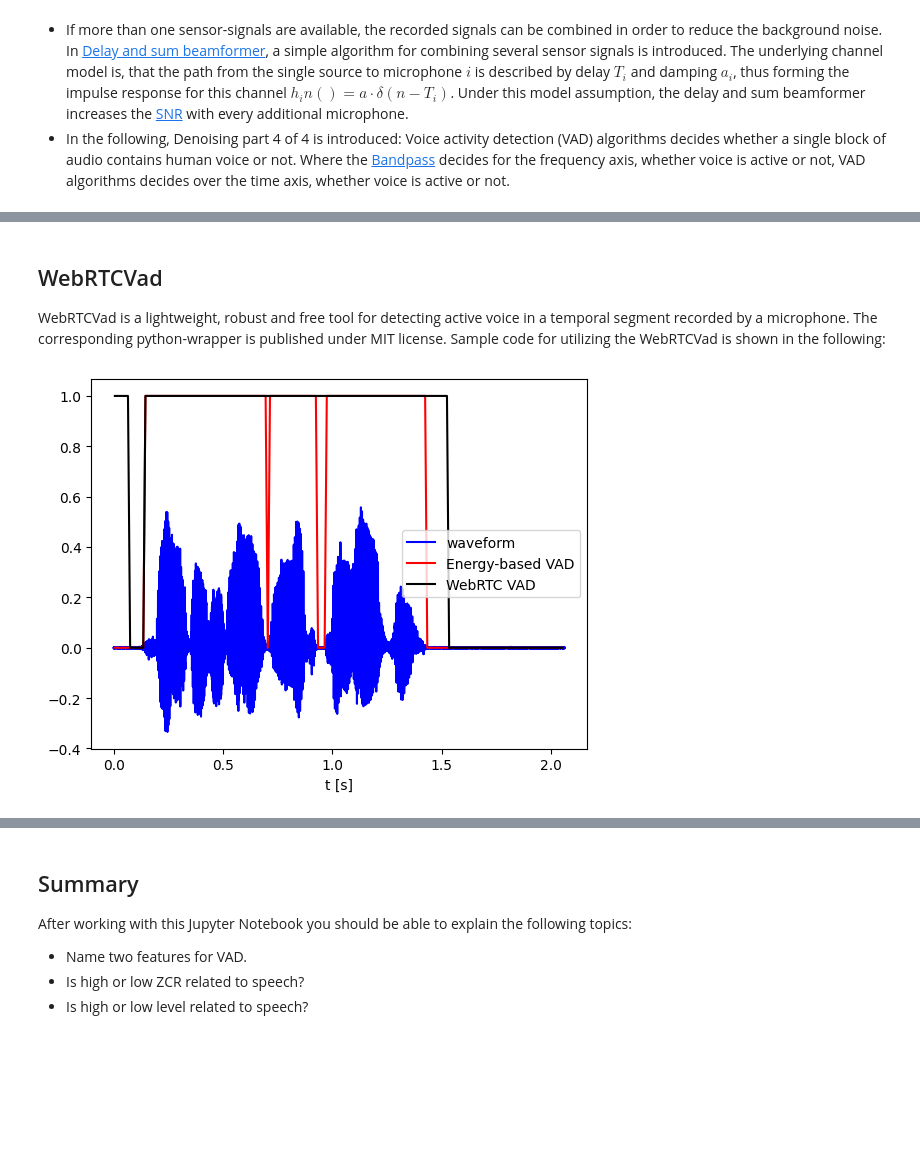
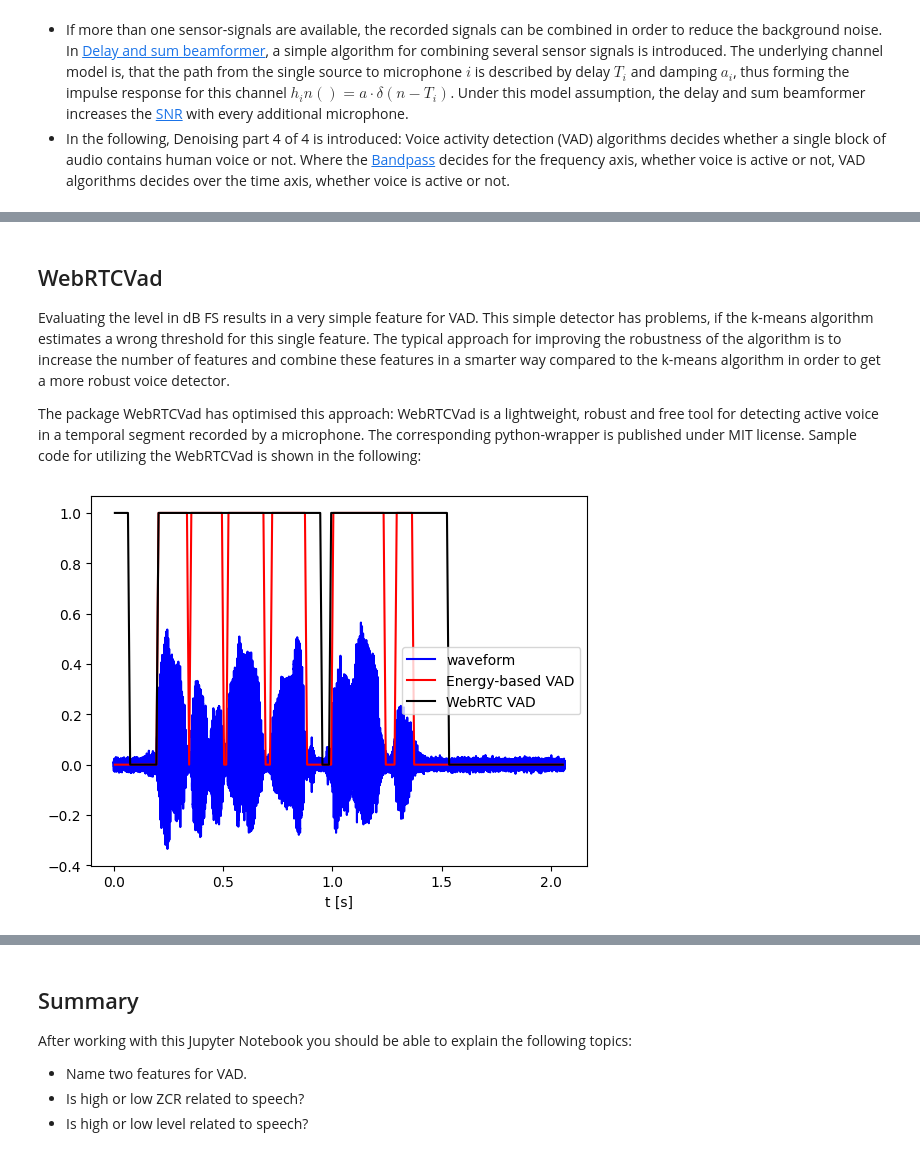
Before and after one commit to spiertz/VoiceControl, a Jupyter notebook: Week09_Denoising_VAD/01_VoiceActivityDetection.ipynb, the cells around one changed output, grey strips where cells are left out. Drawn from its saved outputs; the diff is of its cells as text; code cells hidden in the pictures; blank space fills up the shorter version.

Commit message:
VAD improved by adding more details and using the kmeans algorithm for clustering, which hopefully helps for understanding.

```diff
--- a/Week09_Denoising_VAD/01_VoiceActivityDetection.ipynb
+++ b/Week09_Denoising_VAD/01_VoiceActivityDetection.ipynb
@@ -88,0 +116,29 @@ Based on the histogram shown above, a threshold of $-40$ dB FS is reasonable in
+# %%
+def EvalIsSpeech(L, c1, c2):
+    IsSpeech = np.zeros(L.shape[0], dtype = bool)
+    for sample in range(L.shape[0]):
+        d1 = np.sum((L[sample] - c1)**2)
+        d2 = np.sum((L[sample] - c2)**2)
+        if d2 < d1:
+            IsSpeech[sample] = True
+        else:
+            IsSpeech[sample] = False
+    return IsSpeech
+
+def UpdateCenters(L, IsSpeech):
+    c1 = np.mean(L[~IsSpeech])
+    c2 = np.mean(L[IsSpeech])
+    return c1, c2
+
+def KMeansSingleFeature(L):
+    c1 = np.min(L)
+    c2 = np.max(L)
+    IsSpeech = EvalIsSpeech(L, c1, c2)
+    for iter in range(5):
+        c1, c2 = UpdateCenters(L, IsSpeech)
+        IsSpeech = EvalIsSpeech(L, c1, c2)
+    print('mean level of background noise = ', c1, ' dB FS')
+    print('mean level of speech = ', c2, ' dB FS')
+    return IsSpeech
+
+IsSpeech = KMeansSingleFeature(L)
@@ -89,7 +150,4 @@ Based on the histogram shown above, a threshold of $-40$ dB FS is reasonable in
 # %%
-ThresholdLevel = -40
-IsSpeech = L > ThresholdLevel
-
 t = np.arange(y.shape[0]) / Fs
 plt.plot(t, y, 'b', label='waveform')
 t = (np.arange(IsSpeech.shape[0]) + 0.5) * BlocksizeInMs / 1000
@@ -126,6 +185,9 @@ print(IndexOfWord, ' words detected')
 # %% [markdown]
 ## WebRTCVad
-WebRTCVad is a lightweight, robust and free tool for detecting active voice in a temporal segment recorded by a microphone. The corresponding python-wrapper is published under MIT license. Sample code for utilizing the WebRTCVad is shown in the following:
+Evaluating the level in dB FS results in a very simple feature for VAD. This simple detector has problems, if the k-means algorithm estimates a wrong threshold for this single feature.
+The typical approach for improving the robustness of the algorithm is to increase the number of features and combine these features in a smarter way compared to the k-means algorithm in order to get a more robust voice detector.
+
+The package WebRTCVad has optimised this approach: WebRTCVad is a lightweight, robust and free tool for detecting active voice in a temporal segment recorded by a microphone. The corresponding python-wrapper is published under MIT license. Sample code for utilizing the WebRTCVad is shown in the following:
 # %%
 # source:
 # https://pypi.org/project/webrtcvad/
@@ -140,36 +202,34 @@ class CWebRTCVadWrapper(object):
         self.__vad.set_mode(Aggressiveness)
 
     def IsSpeech(self, NumpyArray, SampleRate):
         if not (SampleRate in [8000, 16000, 32000]):
             TargetSamplingRate = 16000
             NumpyArray = librosa.resample(NumpyArray, orig_sr = SampleRate, target_sr = TargetSamplingRate)
             SampleRate = TargetSamplingRate
         # source:
         # https://stackoverflow.com/questions/51486093/convert-pcm-wave-data-to-numpy-arrays-and-vice-versa
         ints = (NumpyArray * ((2**16) - 1)).astype(np.int16)
         little_endian = ints.astype('<u2')
         buf = little_endian.tobytes()
         return self.__vad.is_speech(buf, SampleRate)
 
 AWebRTCVadWrapper = CWebRTCVadWrapper()
 WebRTCVadOutput = np.zeros((NumberOfBlocks))
 for n in range(NumberOfBlocks):
     idx1 = n * BlocksizeInSamples
     idx2 = idx1 + BlocksizeInSamples
     WebRTCVadOutput[n] = AWebRTCVadWrapper.IsSpeech(y[idx1:idx2], Fs)
 
-ThresholdLevel = -40
-IsSpeech = L > ThresholdLevel
 t = np.arange(y.shape[0]) / Fs
 plt.plot(t, y, 'b', label='waveform')
 t = (np.arange(IsSpeech.shape[0]) + 0.5) * BlocksizeInMs / 1000
 plt.plot(t, IsSpeech, 'r', label='Energy-based VAD')
 plt.plot(t, WebRTCVadOutput, 'k', label='WebRTC VAD')
 plt.xlabel('t [s]')
 plt.legend()
 plt.show()
 # %% [output]
-[figure, old version]
+[figure, new version]
 # %% [markdown]
 ## Programming exercise
 The level in dB FS is heavily depending on the SNR of the recording. The above suggested algorithm will fail if the SNR falls below a certain value.
```
Also changed, not shown: parts of 15 cells of this notebook, 1 other file.
